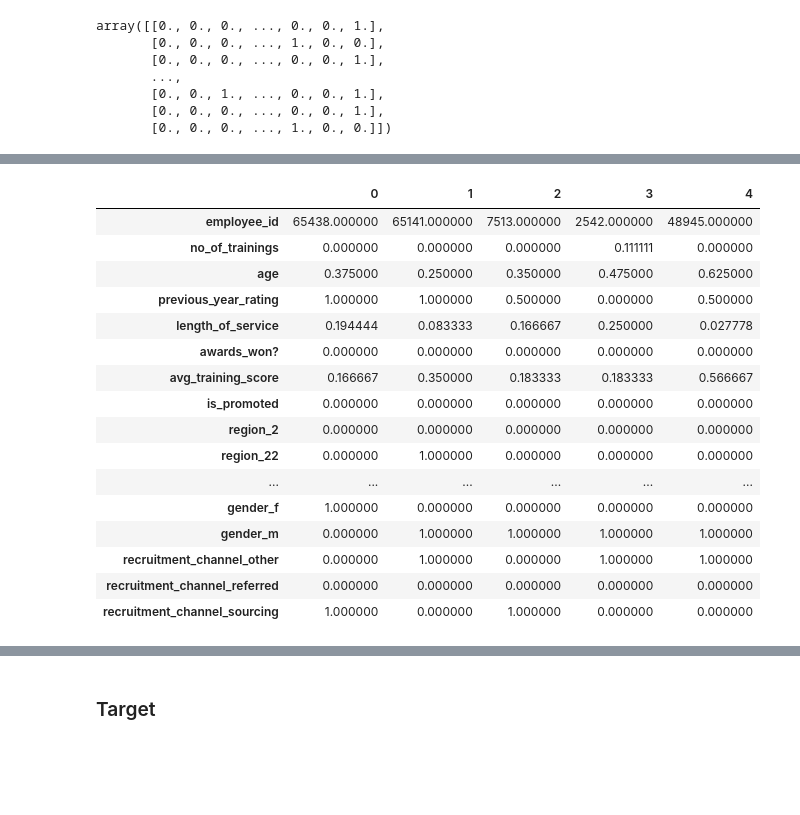
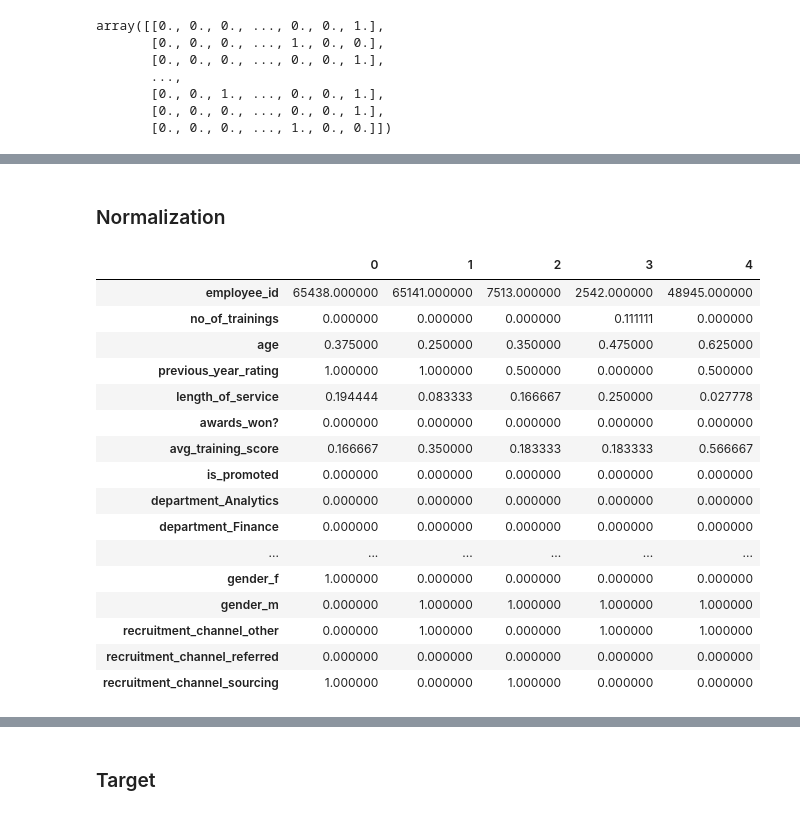
Before and after one commit to raquelcreis/hr_analytics, a Jupyter notebook: notebook.ipynb, the cells around one changed output, grey strips where cells are left out. Drawn from its saved outputs; the diff is of its cells as text; code cells hidden in the pictures; blank space fills up the shorter version.

Commit message:
treatment region

```diff
--- a/notebook.ipynb
+++ b/notebook.ipynb
@@ -164,6 +109,3 @@ df[['region']+top_10].head()
-# %%
-#drop region
-df.drop(columns=['region'],inplace=True)
 # %% [markdown]
 ## Missing Values
 # %%
@@ -238,7 +180,7 @@ Name: previous_year_rating, dtype: float64
 #onehotencoder -> cat features
 from sklearn.preprocessing import OneHotEncoder
 ohe = OneHotEncoder(categories='auto')
-ohe_arr = ohe.fit_transform(df[['department','education','gender','recruitment_channel']]).toarray()
+ohe_arr = ohe.fit_transform(df[['department','region','education','gender','recruitment_channel']]).toarray()
 ohe_arr
 # %% [output]
 array([[0., 0., 0., ..., 0., 0., 1.],
@@ -250,7 +192,7 @@ array([[0., 0., 0., ..., 0., 0., 1.],
        [0., 0., 0., ..., 1., 0., 0.]])
 # %%
 #creating a df
-ohe_labels = ohe.get_feature_names(['department','education','gender','recruitment_channel'])
+ohe_labels = ohe.get_feature_names(['department','region','education','gender','recruitment_channel'])
 ohe_df = pd.DataFrame(ohe_arr, columns= ohe_labels)
 ohe_df.head()
 # %% [output]
@@ -263,6 +206,6 @@ ohe_df.head()
 # %%
 #drop columns
-df.drop(columns= ['department','education','gender','recruitment_channel'], inplace=True)
+df.drop(columns= ['department','region','education','gender','recruitment_channel'], inplace=True)
 df.info()
 # %% [output]
 <class 'pandas.core.frame.DataFrame'>
@@ -307,20 +248,22 @@ memory usage: 22.1 MB
+# %% [markdown]
+### Normalization
 # %%
 from sklearn.preprocessing import MinMaxScaler
 scaler = MinMaxScaler()
 df[['no_of_trainings','age','previous_year_rating','length_of_service','awards_won?','avg_training_score']] = scaler.fit_transform(df[['no_of_trainings','age','previous_year_rating','length_of_service','awards_won?','avg_training_score']])
-df.head().T
+df.head()
 # %% [output]
 |  | 0 | 1 | 2 | 3 | 4 |
 | employee_id | 65438.000000 | 65141.000000 | 7513.000000 | 2542.000000 | 48945.000000 |
 | no_of_trainings | 0.000000 | 0.000000 | 0.000000 | 0.111111 | 0.000000 |
 | age | 0.375000 | 0.250000 | 0.350000 | 0.475000 | 0.625000 |
 | previous_year_rating | 1.000000 | 1.000000 | 0.500000 | 0.000000 | 0.500000 |
 | length_of_service | 0.194444 | 0.083333 | 0.166667 | 0.250000 | 0.027778 |
 | awards_won? | 0.000000 | 0.000000 | 0.000000 | 0.000000 | 0.000000 |
 | avg_training_score | 0.166667 | 0.350000 | 0.183333 | 0.183333 | 0.566667 |
 | is_promoted | 0.000000 | 0.000000 | 0.000000 | 0.000000 | 0.000000 |
-| region_2 | 0.000000 | 0.000000 | 0.000000 | 0.000000 | 0.000000 |
-| region_22 | 0.000000 | 1.000000 | 0.000000 | 0.000000 | 0.000000 |
+| department_Analytics | 0.000000 | 0.000000 | 0.000000 | 0.000000 | 0.000000 |
+| department_Finance | 0.000000 | 0.000000 | 0.000000 | 0.000000 | 0.000000 |
 | ... | ... | ... | ... | ... | ... |
 | gender_f | 1.000000 | 0.000000 | 0.000000 | 0.000000 | 0.000000 |
 | gender_m | 0.000000 | 1.000000 | 1.000000 | 1.000000 | 1.000000 |
```
Also changed, not shown: parts of 18 cells of this notebook.
